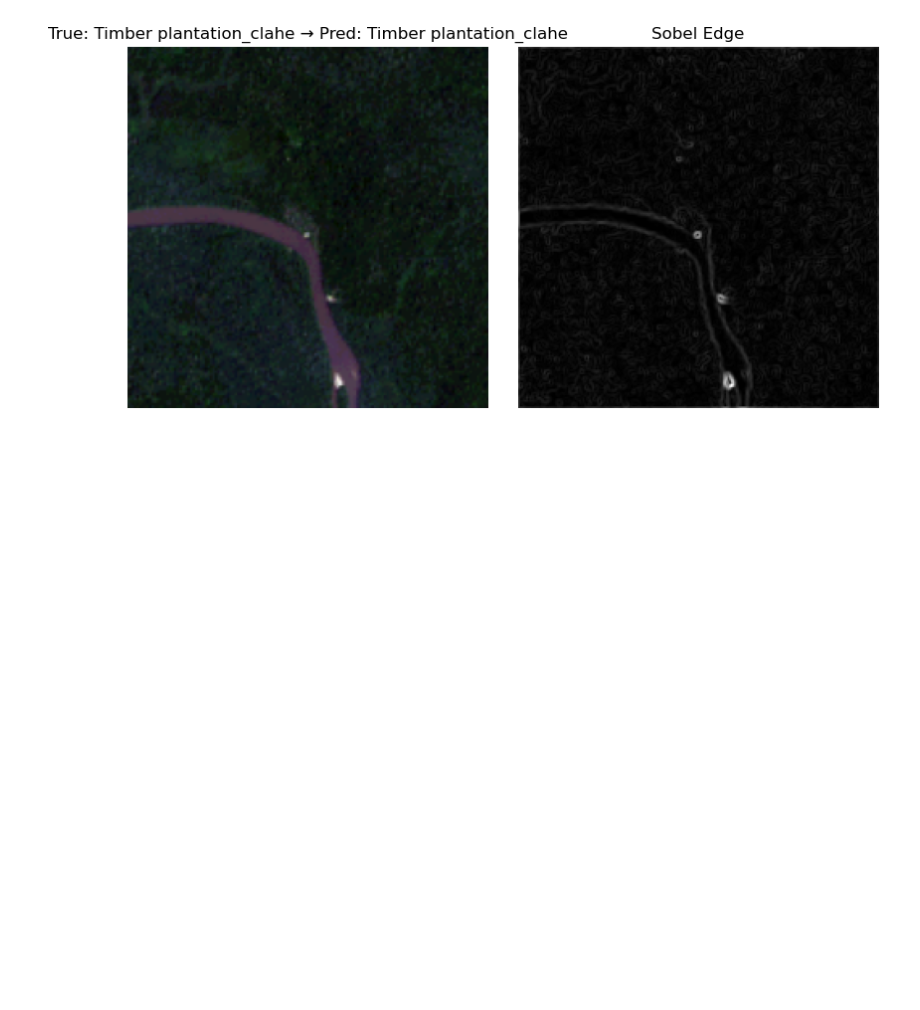
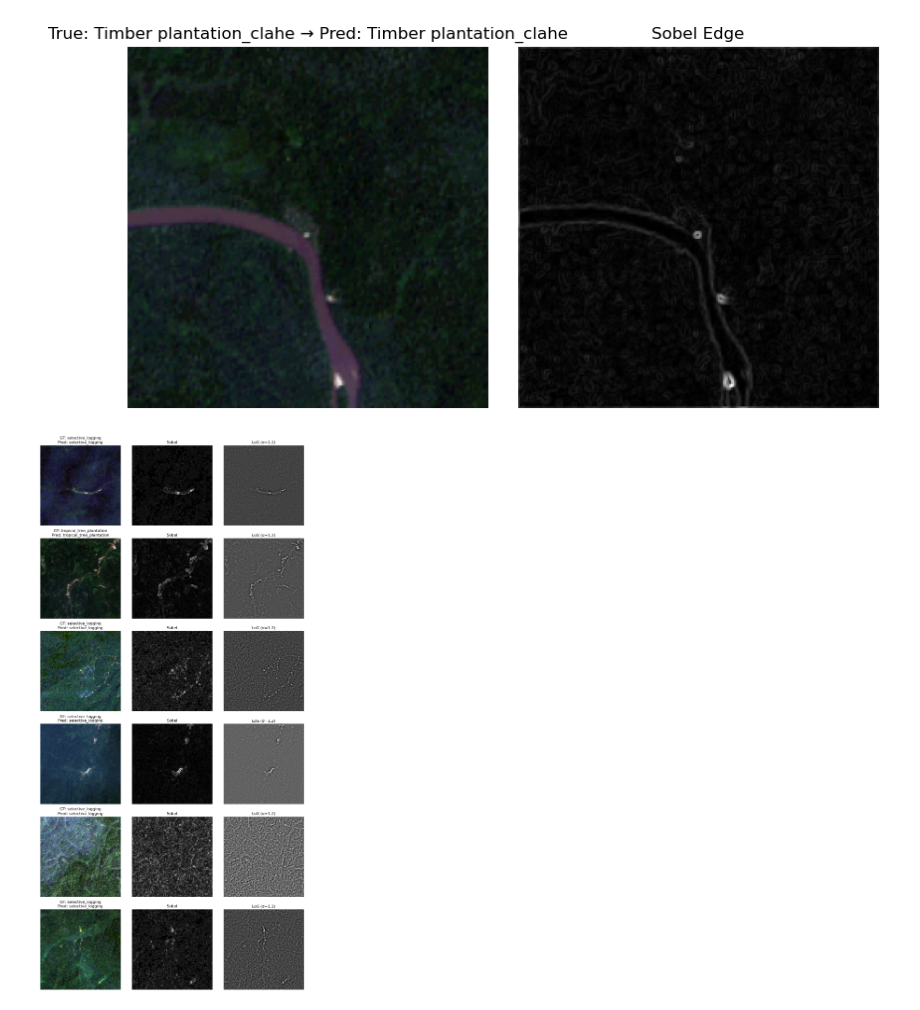
Before and after one commit to oliwansd/capstone, a Jupyter notebook: Deforestation Classifier.ipynb, the cells around one changed output. Cells and saved outputs as stored; diff of their text form; code cells hidden in the pictures; blank space fills up the shorter version.

Commit message:
Main model complete

```diff
--- a/Deforestation Classifier.ipynb
+++ b/Deforestation Classifier.ipynb
@@ -19 +23,8 @@ import matplotlib.pyplot as plt
+# %%
+# point BASE_DIR at the folder that holds “healthy/” and “deforested_clahe/”
+BASE_DIR = Path(r"C:\Users\oliwa\Documents\capstone\images_for_modeling\combined_deforestation_drivers")
+
+# sanity check
+if not BASE_DIR.exists():
+    raise FileNotFoundError(f"Could not find base directory: {BASE_DIR!r}")
 # %%
@@ -265,3 +276,70 @@ plt.tight_layout()
 plt.show()
 # %% [output]
 [figure]
+# %%
+# ─── CONFIG ────────────────────────────────────────────────────────────────────
+NUM_EXAMPLES = 6
+mean = [0.485, 0.456, 0.406]
+std  = [0.229, 0.224, 0.225]
+inv_norm = Normalize(
+    mean=[-m/s for m, s in zip(mean, std)],
+    std =[1/s   for s   in std]
+)
+LOG_SIGMA = 1.2
+# ────────────────────────────────────────────────────────────────────────────────
+
+# pull out your validation dataset
+dataset   = val_loader.dataset
+# get class names straight off your Dataset (works if you've set `self.classes = [...]`)
+if hasattr(dataset, "classes"):
+    class_names = dataset.classes
+else:
+    # fallback: manually list all your multiclass labels here in order
+    class_names = ["maize_plantation", "selective_logging", "tropical_tree_plantation", "wildfire"]
+
+# sample some random indices
+indices = random.sample(range(len(dataset)), min(NUM_EXAMPLES, len(dataset)))
+
+# set up the grid: NUM_EXAMPLES rows × 3 cols
+fig, axes = plt.subplots(len(indices), 3, figsize=(12, 4 * len(indices)))
+
+model.eval()
+with torch.no_grad():
+    for row, idx in enumerate(indices):
+        img_tensor, true_label = dataset[idx]       # shape [C, H, W]
+        # --- RGB display (first 3 bands) ----------------------------
+        rgb_disp = (
+            inv_norm(img_tensor[:3])
+            .permute(1, 2, 0)                         # [H, W, 3]
+            .clamp(0, 1)
+            .cpu()
+            .numpy()
+        )
+        gray      = rgb2gray(rgb_disp)
+
+        # --- Edge maps ----------------------------------------------
+        sobel_map = sobel(gray)
+        log_map   = laplace(gaussian(gray, sigma=LOG_SIGMA))
+
+        # --- Model prediction ---------------------------------------
+        logits   = model(img_tensor.unsqueeze(0).to(device))
+        pred_idx = logits.argmax(dim=1).item()
+
+        # --- Plot ----------------------------------------------------
+        ax_rgb, ax_sobel, ax_log = axes[row]
+        ax_rgb.imshow(rgb_disp)
+        ax_rgb.set_title(f"GT: {class_names[true_label]}\nPred: {class_names[pred_idx]}")
+        ax_rgb.axis("off")
+
+        ax_sobel.imshow(sobel_map, cmap="gray")
+        ax_sobel.set_title("Sobel")
+        ax_sobel.axis("off")
+
+        ax_log.imshow(log_map, cmap="gray")
+        ax_log.set_title(f"LoG (σ={LOG_SIGMA})")
+        ax_log.axis("off")
+
+plt.tight_layout()
+plt.show()
+# %% [output]
+[figure, added]
```
Also changed, not shown: parts of 5 cells of this notebook, 2 other files.
